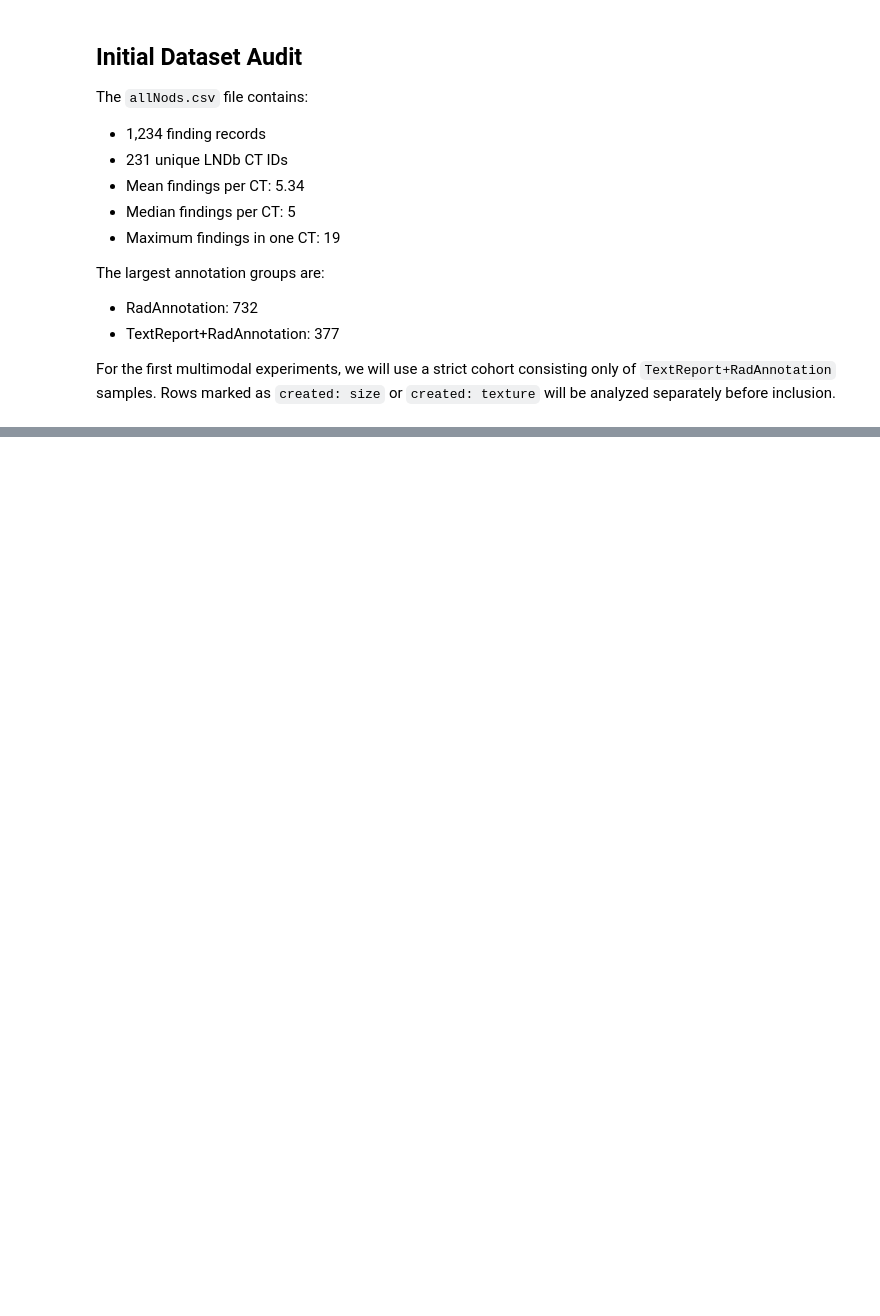
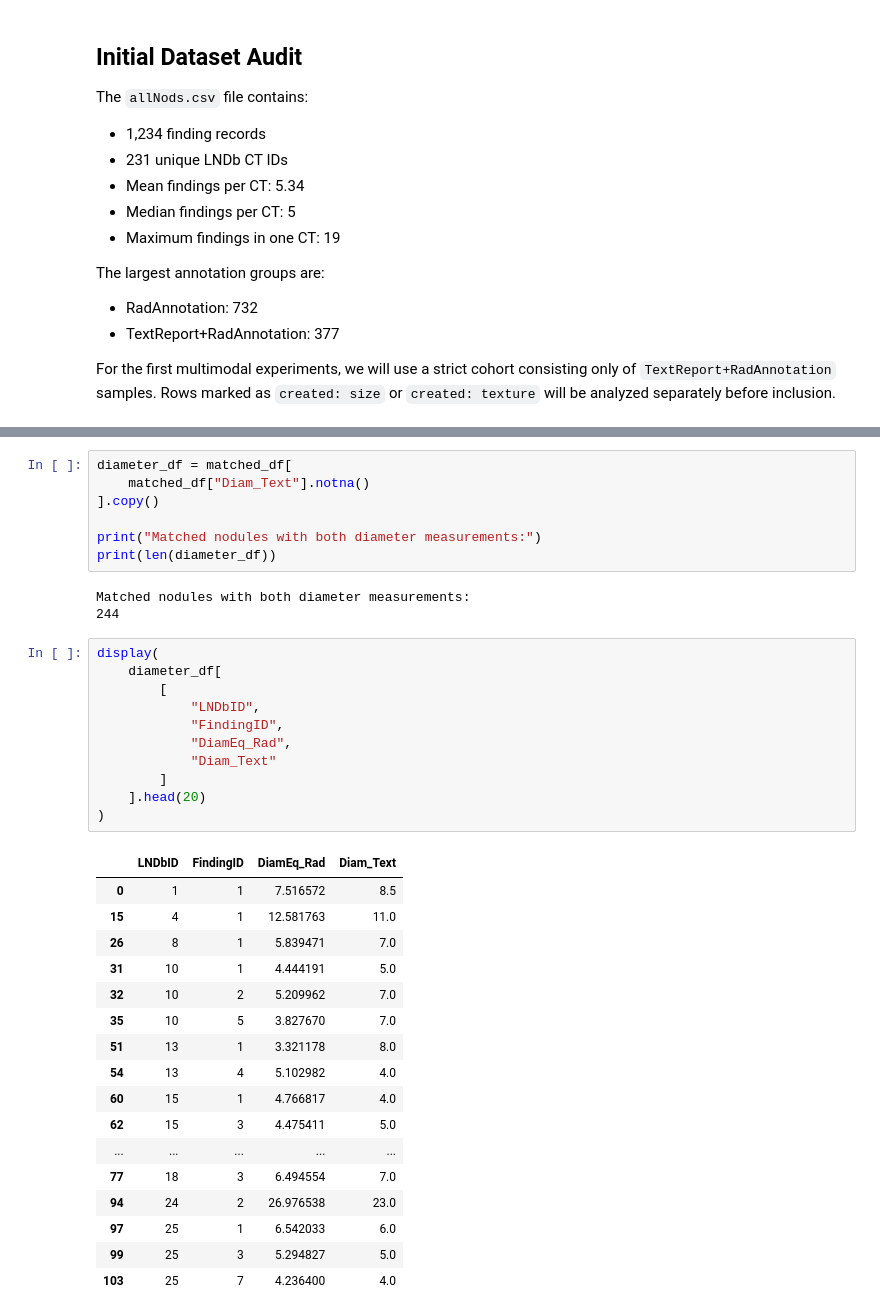
Before and after one commit to fawkes12345/LNDb-Multimodal, a Jupyter notebook: notebooks/00_dataset_audit.ipynb, the cells around one changed output, grey strips where cells are left out. Drawn from its saved outputs; the diff is of its cells as text; blank space fills up the shorter version.

```diff
--- a/notebooks/00_dataset_audit.ipynb
+++ b/notebooks/00_dataset_audit.ipynb
@@ -218,0 +550,39 @@ NameError: name 'all_nodules_df' is not defined
+# %%
+diameter_df = matched_df[
+    matched_df["Diam_Text"].notna()
+].copy()
+
+print("Matched nodules with both diameter measurements:")
+print(len(diameter_df))
+# %% [output]
+Matched nodules with both diameter measurements:
+244
+# %%
+display(
+    diameter_df[
+        [
+            "LNDbID",
+            "FindingID",
+            "DiamEq_Rad",
+            "Diam_Text"
+        ]
+    ].head(20)
+)
+# %% [output]
+|  | LNDbID | FindingID | DiamEq_Rad | Diam_Text |
+| 0 | 1 | 1 | 7.516572 | 8.5 |
+| 15 | 4 | 1 | 12.581763 | 11.0 |
+| 26 | 8 | 1 | 5.839471 | 7.0 |
+| 31 | 10 | 1 | 4.444191 | 5.0 |
+| 32 | 10 | 2 | 5.209962 | 7.0 |
+| 35 | 10 | 5 | 3.827670 | 7.0 |
+| 51 | 13 | 1 | 3.321178 | 8.0 |
+| 54 | 13 | 4 | 5.102982 | 4.0 |
+| 60 | 15 | 1 | 4.766817 | 4.0 |
+| 62 | 15 | 3 | 4.475411 | 5.0 |
+| ... | ... | ... | ... | ... |
+| 77 | 18 | 3 | 6.494554 | 7.0 |
+| 94 | 24 | 2 | 26.976538 | 23.0 |
+| 97 | 25 | 1 | 6.542033 | 6.0 |
+| 99 | 25 | 3 | 5.294827 | 5.0 |
+| 103 | 25 | 7 | 4.236400 | 4.0 |
```
Also changed, not shown: parts of 22 cells of this notebook.
